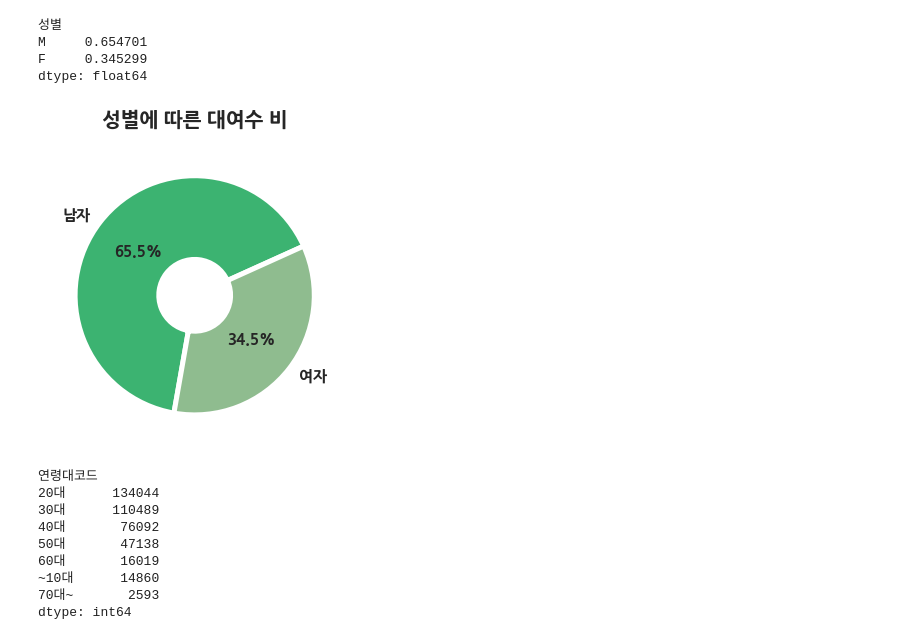
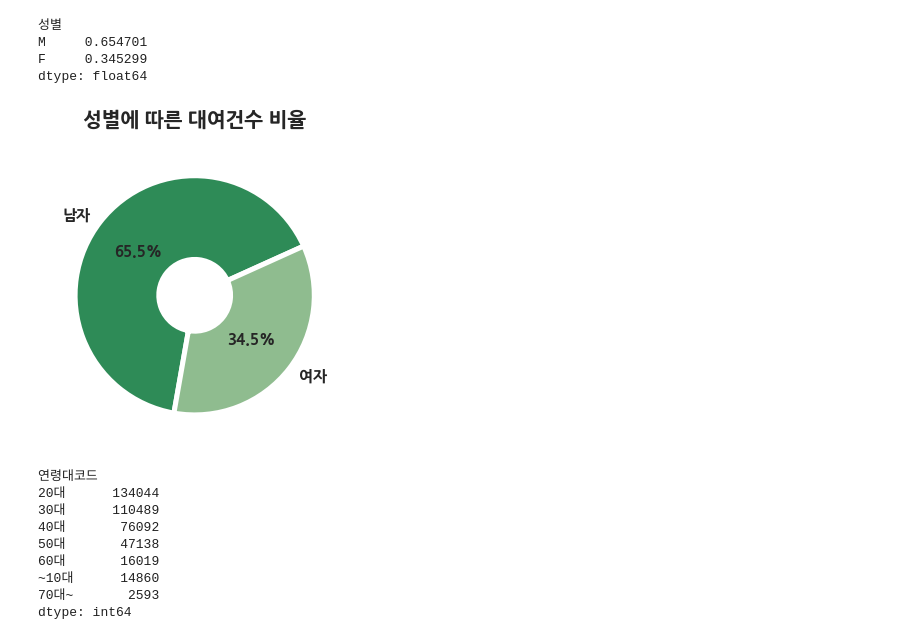
Before and after one commit to yunju727/Opensource-Project, a Jupyter notebook: main.ipynb, the cells around one changed output. Cells and saved outputs as stored; diff of their text form; code cells hidden in the pictures.

```diff
--- a/main.ipynb
+++ b/main.ipynb
@@ -268,15 +324,15 @@ dtype: float64
 # %%
 # 남녀 대여건수 비율을 원형 차트로 나타낸다.
 ratio = [df_sex[0],df_sex[1]]
 labels = ['남자', '여자']
-colors = ['mediumseagreen','darkseagreen']
+colors = ['seagreen','darkseagreen']
 wedgeprops={'width': 0.7, 'edgecolor': 'w', 'linewidth': 5}
 title_font = {'fontsize': 20,'fontweight': 'bold'}
 title = plt.title('성별에 따른 대여건수 비율', fontdict=title_font, loc='center', pad=20)
 plt.pie(ratio, labels=labels, autopct='%.1f%%', startangle=260, counterclock=False, colors=colors, wedgeprops=wedgeprops,textprops={'size':15,'weight':'bold'})
 plt.show()
 # %% [output]
-[figure, old version]
+[figure, new version]
 # %%
 dfage=df_day.loc[:,['연령대코드']]
 dfage.value_counts()
```
Also changed, not shown: parts of 10 cells of this notebook.
